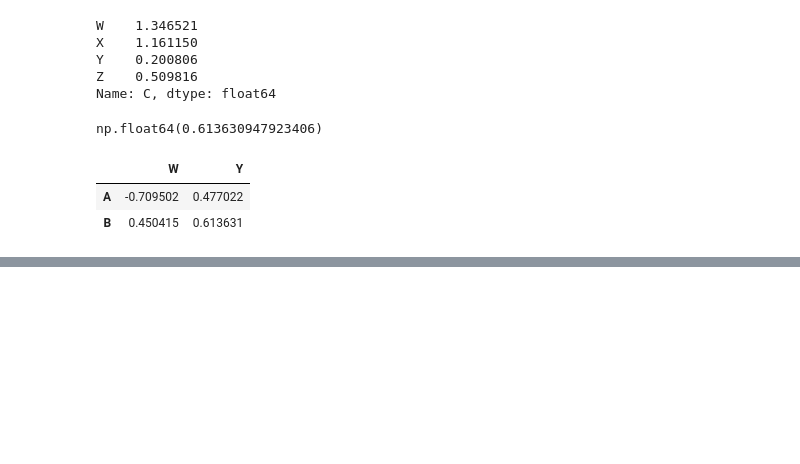
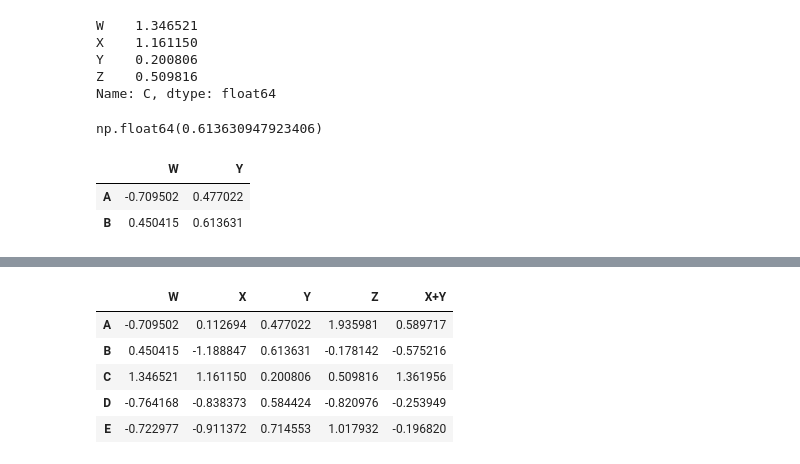
Before and after one commit to mdkaifsiddique/Data-analysis-with-Python, a Jupyter notebook: Pandas.ipynb, the cells around one changed output, grey strips where cells are left out. Saved outputs shown, nothing was run; the diff lists cells and outputs as text; code cells hidden in the pictures; blank space fills up the shorter version.

```diff
--- a/Pandas.ipynb
+++ b/Pandas.ipynb
@@ -392,0 +418,11 @@ df.loc[['A','B'],['W','Y']]   #subset of the data set
+# %%
+# .drop(column,axis=1) use for remove column current time.
+df.drop('new',axis=1)  # .drop(column,axis=1); axis=1 use for column remove.
+                       #  in this command axis=0(by default)
+# %% [output]
+|  | W | X | Y | Z | X+Y |
+| A | -0.709502 | 0.112694 | 0.477022 | 1.935981 | 0.589717 |
+| B | 0.450415 | -1.188847 | 0.613631 | -0.178142 | -0.575216 |
+| C | 1.346521 | 1.161150 | 0.200806 | 0.509816 | 1.361956 |
+| D | -0.764168 | -0.838373 | 0.584424 | -0.820976 | -0.253949 |
+| E | -0.722977 | -0.911372 | 0.714553 | 1.017932 | -0.196820 |
```
Also changed, not shown: parts of 15 cells of this notebook.
